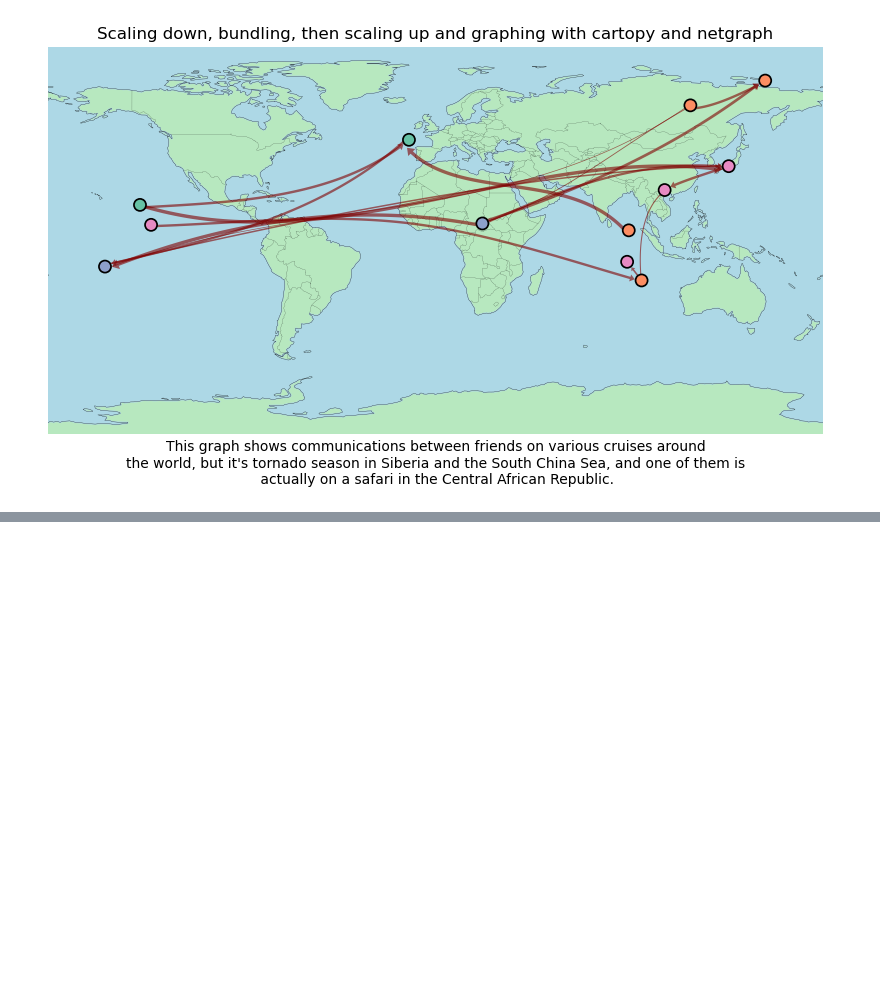
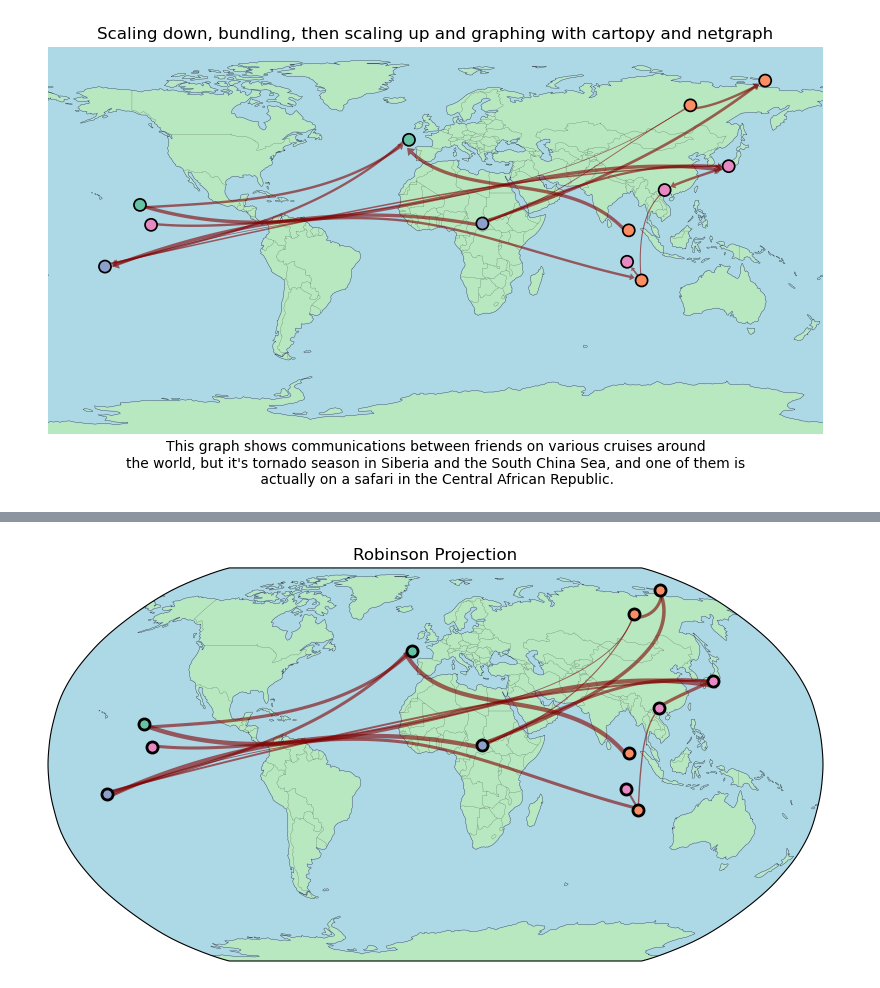
Before and after one commit to mattk7/epidemic-intelligence, a Jupyter notebook: handbook/content/Networks and Edge Bundling Experiemtents.ipynb, the cells around one changed output, grey strips where cells are left out. Cells and saved outputs as stored; diff of their text form; code cells hidden in the pictures; blank space fills up the shorter version.

```diff
--- a/handbook/content/Networks and Edge Bundling Experiemtents.ipynb
+++ b/handbook/content/Networks and Edge Bundling Experiemtents.ipynb
@@ -325,0 +251,40 @@ m
+# %%
+"https://scitools.org.uk/cartopy/docs/v0.15/crs/projections.html"
+projection = ccrs.Robinson
+weights = {(u, v): d['weight']*scale/3 for u, v, d in G.edges(data=True)}
+
+# Create a map using Cartopy
+fig, ax = plt.subplots(figsize=(10, 10), subplot_kw={'projection': projection()})
+
+# Set the extent to show the area of interest (you can adjust these values)
+ax.set_global()
+
+# Add features to the map (coastlines, borders, etc.)
+# uses https://scitools.org.uk/cartopy/docs/latest/reference/generated/cartopy.mpl.feature_artist.FeatureArtist.html
+
+ax.add_feature(cartopy.feature.BORDERS, linestyle='-', linewidth=.1)
+ax.add_feature(cartopy.feature.LAND, color='#b7e8bf')
+ax.add_feature(cartopy.feature.OCEAN, color='lightblue')
+ax.add_feature(cartopy.feature.COASTLINE, linewidth=.2)
+# ax.stock_img()
+
+for nodes, path in paths.items():
+    ax.plot(path[:, 0], path[:, 1],
+            color='maroon',
+            linewidth=weights[nodes]/50,
+            alpha=.6,
+            transform=ccrs.PlateCarree()
+            )
+
+
+for node, loc in pos.items():
+    ax.plot(loc[0], loc[1],
+            'o', color=node_colors[node],
+            markersize=8,
+            markeredgecolor='black', markeredgewidth=2,
+            transform=ccrs.PlateCarree())
+
+plt.title(f'{projection.__name__} Projection')
+plt.show()
+# %% [output]
+[figure, added]
```
Also changed, not shown: parts of 9 cells of this notebook.
